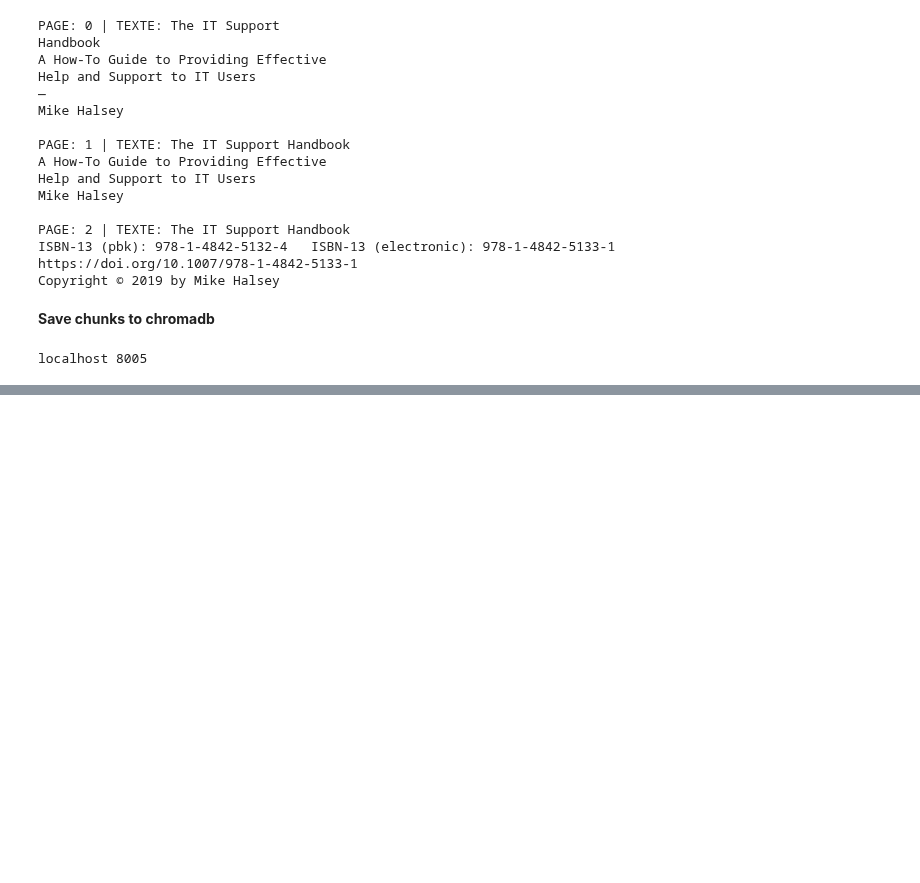
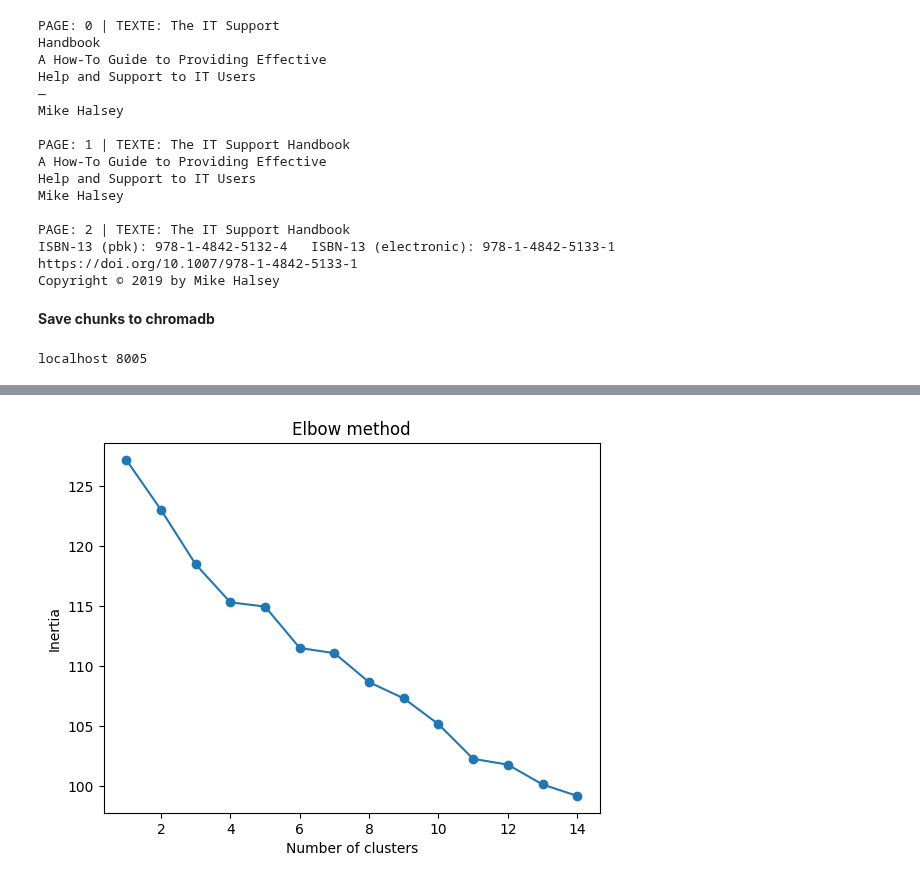
Before and after one commit to Maryemelb/chatbot-rag, a Jupyter notebook: core/nootbook.ipynb, the cells around one changed output, grey strips where cells are left out. Saved outputs shown, nothing was run; the diff lists cells and outputs as text; code cells hidden in the pictures; blank space fills up the shorter version.

```diff
--- a/core/nootbook.ipynb
+++ b/core/nootbook.ipynb
@@ -137,0 +199,17 @@ print(f"Added {len(chunks)} chunks to chroma db")
+# %%
+from sklearn.cluster import KMeans
+X= np_question
+inertias=[]
+for i in range(1,15):
+   # n_init='auto' prevents future warnings
+   kmeans= KMeans(n_clusters=i, n_init='auto')
+   kmeans.fit(X)
+   inertias.append(kmeans.inertia_)
+
+plt.plot(range(1,15), inertias, marker='o')
+plt.title('Elbow method')
+plt.xlabel('Number of clusters')
+plt.ylabel('Inertia')
+plt.show()
+# %% [output]
+[figure, added]
```
Also changed, not shown: parts of 11 cells of this notebook, 17 other files.
